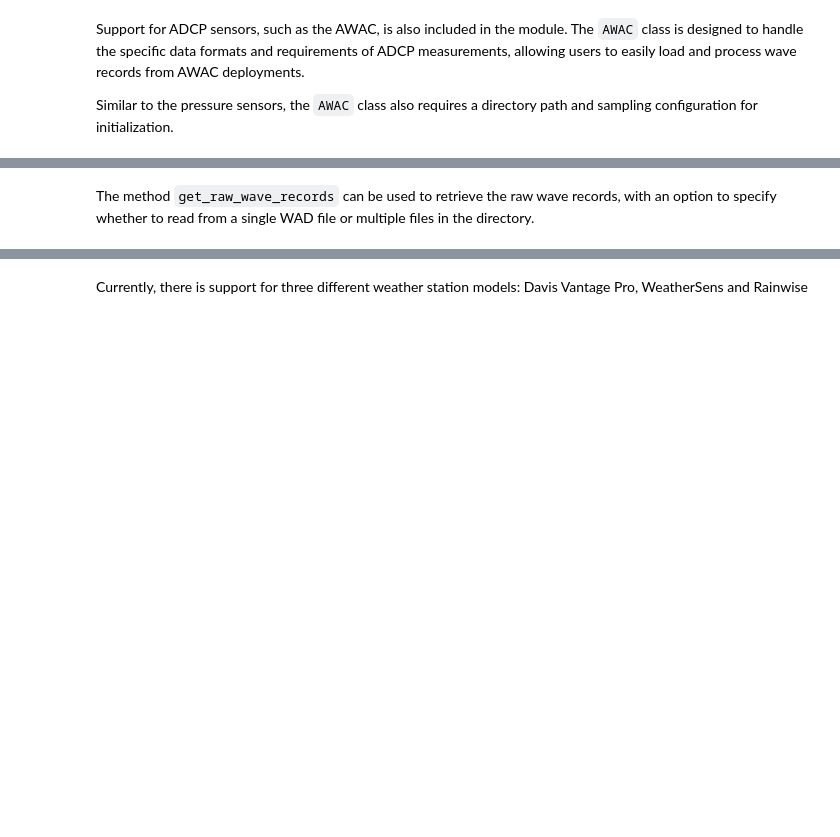
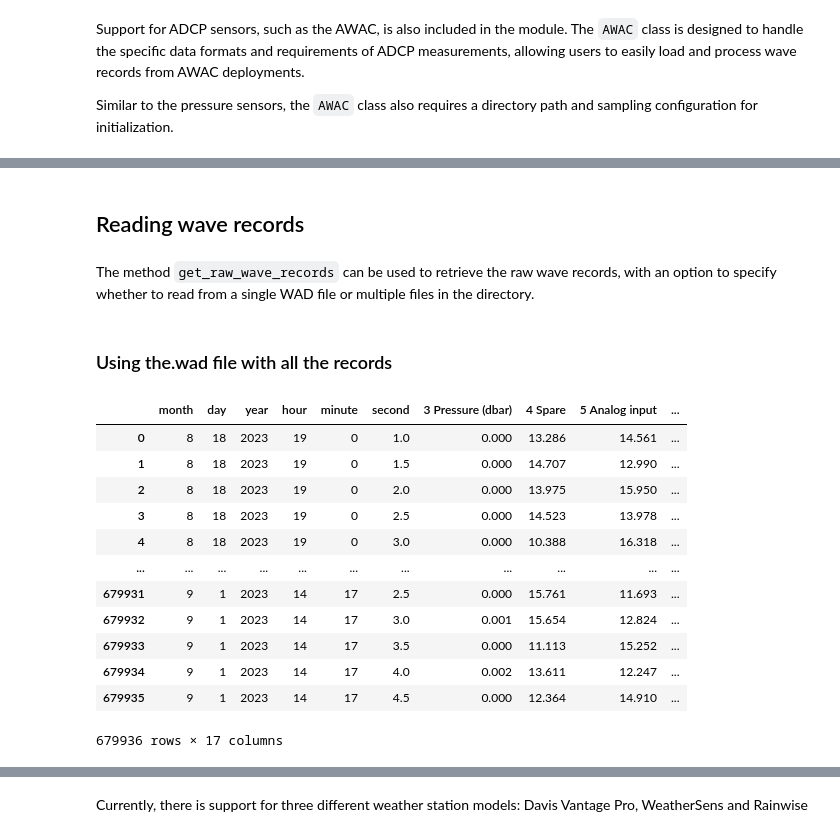
Before and after one commit to oceanicos-dev-org/oceanicospy, a Jupyter notebook: examples/reading_field_data.ipynb, the cells around one changed output, grey strips where cells are left out. Saved outputs shown, nothing was run; the diff lists cells and outputs as text; code cells hidden in the pictures; blank space fills up the shorter version.

```diff
--- a/examples/reading_field_data.ipynb
+++ b/examples/reading_field_data.ipynb
@@ -135,8 +135,28 @@ class AWAC(builtins.object)
  |      list of weak references to the object (if defined)
 # %%
 AWAC_obj = AWAC(measurement_AWAC_paths[0],sampling_AWAC)
+# %% [markdown]
+## Reading wave records
 # %% [markdown]
 The method `get_raw_wave_records` can be used to retrieve the raw wave records, with an option to specify whether to read from a single WAD file or multiple files in the directory.
+# %% [markdown]
+### Using the.wad file with all the records
 # %%
-df_wave_single_wad = AWAC_obj.get_raw_wave_records(from_single_wad=True)
-df_wave_combined_wad = AWAC_obj.get_clean_wave_records(from_single_wad=False)
+df_raw_wave_single_wad = AWAC_obj.get_raw_wave_records(from_single_wad=True)
+df_clean_wave_single_wad = AWAC_obj.get_clean_wave_records(from_single_wad=True)
+# %%
+df_raw_wave_single_wad
+# %% [output]
+|  | month | day | year | hour | minute | second | 3 Pressure (dbar) | 4 Spare | 5 Analog input | ... |
+| 0 | 8 | 18 | 2023 | 19 | 0 | 1.0 | 0.000 | 13.286 | 14.561 | ... |
+| 1 | 8 | 18 | 2023 | 19 | 0 | 1.5 | 0.000 | 14.707 | 12.990 | ... |
+| 2 | 8 | 18 | 2023 | 19 | 0 | 2.0 | 0.000 | 13.975 | 15.950 | ... |
+| 3 | 8 | 18 | 2023 | 19 | 0 | 2.5 | 0.000 | 14.523 | 13.978 | ... |
+| 4 | 8 | 18 | 2023 | 19 | 0 | 3.0 | 0.000 | 10.388 | 16.318 | ... |
+| ... | ... | ... | ... | ... | ... | ... | ... | ... | ... | ... |
+| 679931 | 9 | 1 | 2023 | 14 | 17 | 2.5 | 0.000 | 15.761 | 11.693 | ... |
+| 679932 | 9 | 1 | 2023 | 14 | 17 | 3.0 | 0.001 | 15.654 | 12.824 | ... |
+| 679933 | 9 | 1 | 2023 | 14 | 17 | 3.5 | 0.000 | 11.113 | 15.252 | ... |
+| 679934 | 9 | 1 | 2023 | 14 | 17 | 4.0 | 0.002 | 13.611 | 12.247 | ... |
+| 679935 | 9 | 1 | 2023 | 14 | 17 | 4.5 | 0.000 | 12.364 | 14.910 | ... |
+679936 rows × 17 columns
```
Also changed, not shown: parts of 23 cells of this notebook, 4 other files.
